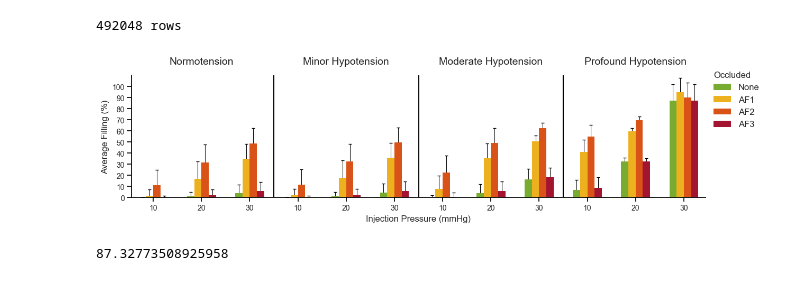
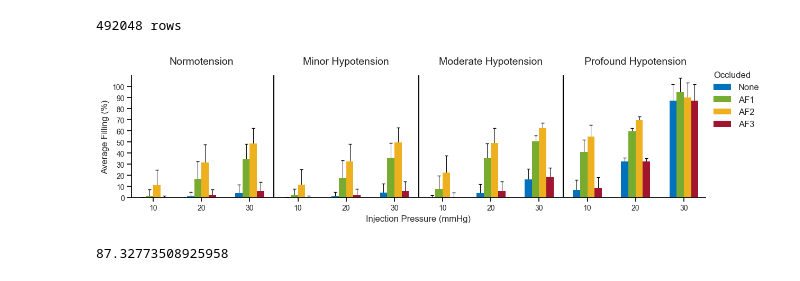
Before and after one commit to JentGent/avm, a Jupyter notebook: jupyter/jupyter.ipynb, the cells around one changed output. Drawn from its saved outputs; the diff is of its cells as text; code cells hidden in the pictures.

```diff
--- a/jupyter/jupyter.ipynb
+++ b/jupyter/jupyter.ipynb
@@ -861,9 +861,9 @@ bar_data = [
 ]
 
 bar_colors = [
+    '#0072BD',
     '#77AC30',
     '#EDB120',
-    '#D95319',
     '#A2142F',
 ]
 
@@ -908,34 +908,34 @@ ax.tick_params(
     axis='y',
     labelsize=10,
     left=True,
     color=ax.spines['left'].get_edgecolor(),
     which='both',
 )
 
 plt.setp([ax.spines['top'], ax.spines['right']], visible=False)
 
 categories = ['Normotension', 'Minor Hypotension', 'Moderate Hypotension', 'Profound Hypotension']
 category_positions = [np.mean(x[i*3:(i+1)*3]) for i in range(4)]
 
 for i, label in enumerate(categories):
     ax.text(category_positions[i], ax.get_ylim()[1] + 10, label, ha='center', fontsize=14)
 
 for i in range(1, 4):
     ax.axvline(np.mean(x[i*3-1:i*3+1]), color=BORDER_COLOR, linewidth=1.5)
 
 ax.legend(
     title="Occluded",
     loc='center left',
     bbox_to_anchor=(1, 0.8),
     frameon=False,
     alignment='left',
     fontsize=12,
     title_fontsize=12,
 )
 
 plt.grid(False)
 # %% [output]
-[figure, old version]
+[figure, new version]
 # %%
 value = grouped_data[
     (grouped_data['Blood pressure hypotension'] == 'profound') &
```
Also changed, not shown: parts of 3 cells of this notebook.
